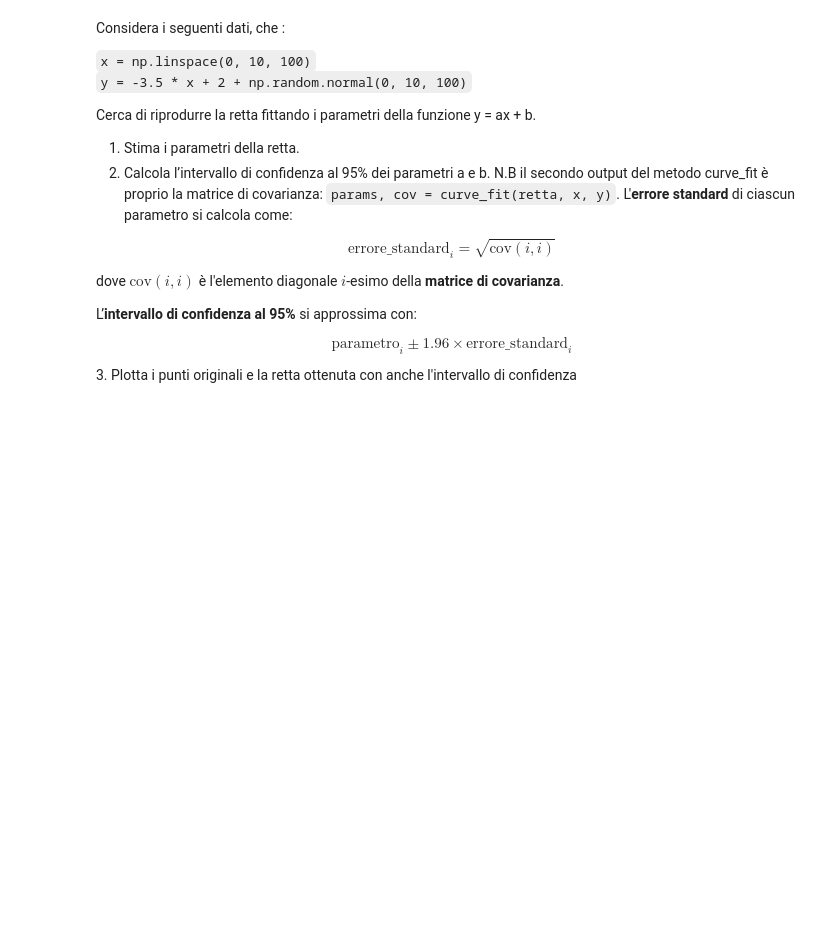
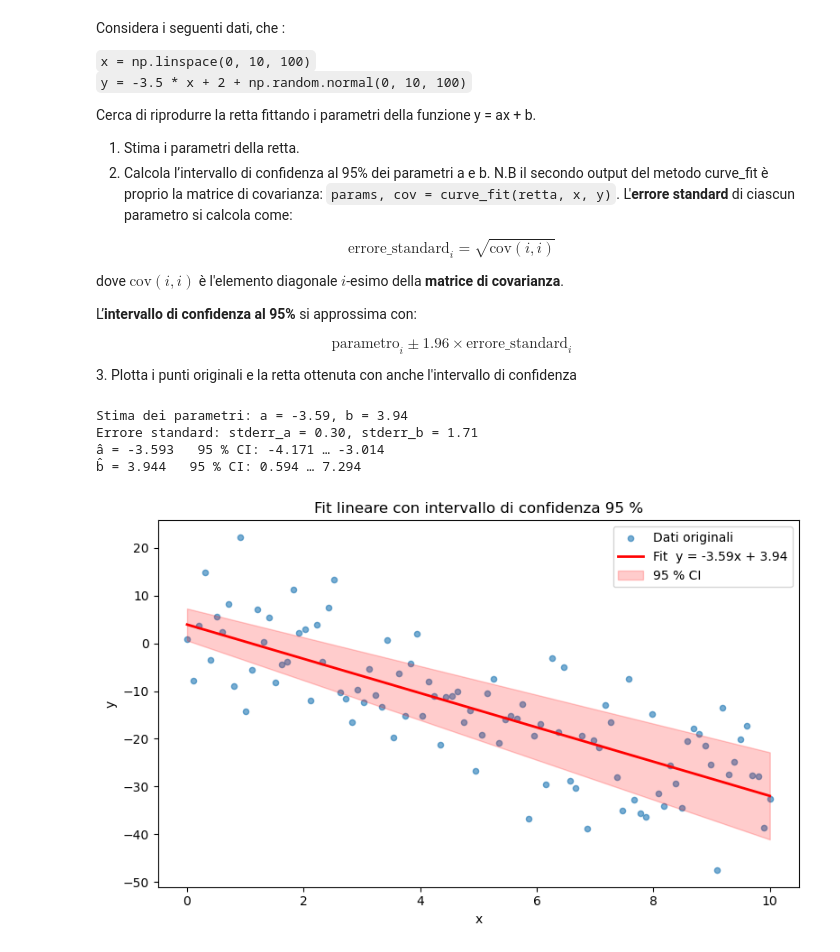
Before and after one commit to NicXVII/ProgrammingLab2, a Jupyter notebook: secondoAppello/esame22_Luglio.ipynb, the cells around one changed output. Cells and saved outputs as stored; diff of their text form; code cells hidden in the pictures; blank space fills up the shorter version.

```diff
--- a/secondoAppello/esame22_Luglio.ipynb
+++ b/secondoAppello/esame22_Luglio.ipynb
@@ -337,10 +394,56 @@ $$
 # %%
 from scipy.optimize import curve_fit
 import numpy as np
 import matplotlib.pyplot as plt
 
 x = np.linspace(0, 10, 100)
 y = -3.5 * x + 2 + np.random.normal(0, 10, 100)
 
 def linear_func(x, a, b):
     return a * x + b
+
+
+#stima parametri
+params, cov = curve_fit(linear_func, x, y)
+a_hat, b_hat = params
+
+print(f"Stima dei parametri: a = {a_hat:.2f}, b = {b_hat:.2f}")
+
+stderr_a, stderr_b = np.sqrt(np.diag(cov))
+print(f"Errore standard: stderr_a = {stderr_a:.2f}, stderr_b = {stderr_b:.2f}")
+
+z = 1.96                                   # valore z per il 95 %
+ci_a = (a_hat - z * stderr_a, a_hat + z * stderr_a)
+ci_b = (b_hat - z * stderr_b, b_hat + z * stderr_b)
+
+print(f"â = {a_hat:.3f}   95 % CI: {ci_a[0]:.3f} … {ci_a[1]:.3f}")
+print(f"b̂ = {b_hat:.3f}   95 % CI: {ci_b[0]:.3f} … {ci_b[1]:.3f}")
+
+#
+y_fit = linear_func(x, a_hat, b_hat)                     # retta stimata
+y_low = linear_func(x, ci_a[0], ci_b[0])                 # estremo inferiore
+y_high = linear_func(x, ci_a[1], ci_b[1])                # estremo superiore
+# plot
+plt.figure(figsize=(8, 5))
+
+# punti originali
+plt.scatter(x, y, s=20, alpha=0.6, label="Dati originali")
+
+# retta stimata
+plt.plot(x, y_fit, color="red", linewidth=2, label=f"Fit  y = {a_hat:.2f}x + {b_hat:.2f}")
+
+# banda di confidenza
+plt.fill_between(x, y_low, y_high, color="red", alpha=0.2, label="95 % CI")
+
+plt.xlabel("x")
+plt.ylabel("y")
+plt.title("Fit lineare con intervallo di confidenza 95 %")
+plt.legend()
+plt.tight_layout()
+plt.show()
+# %% [output]
+Stima dei parametri: a = -3.59, b = 3.94
+Errore standard: stderr_a = 0.30, stderr_b = 1.71
+â = -3.593   95 % CI: -4.171 … -3.014
+b̂ = 3.944   95 % CI: 0.594 … 7.294
+[figure, added]
```
Also changed, not shown: parts of 1 cell of this notebook, 1 other file.
